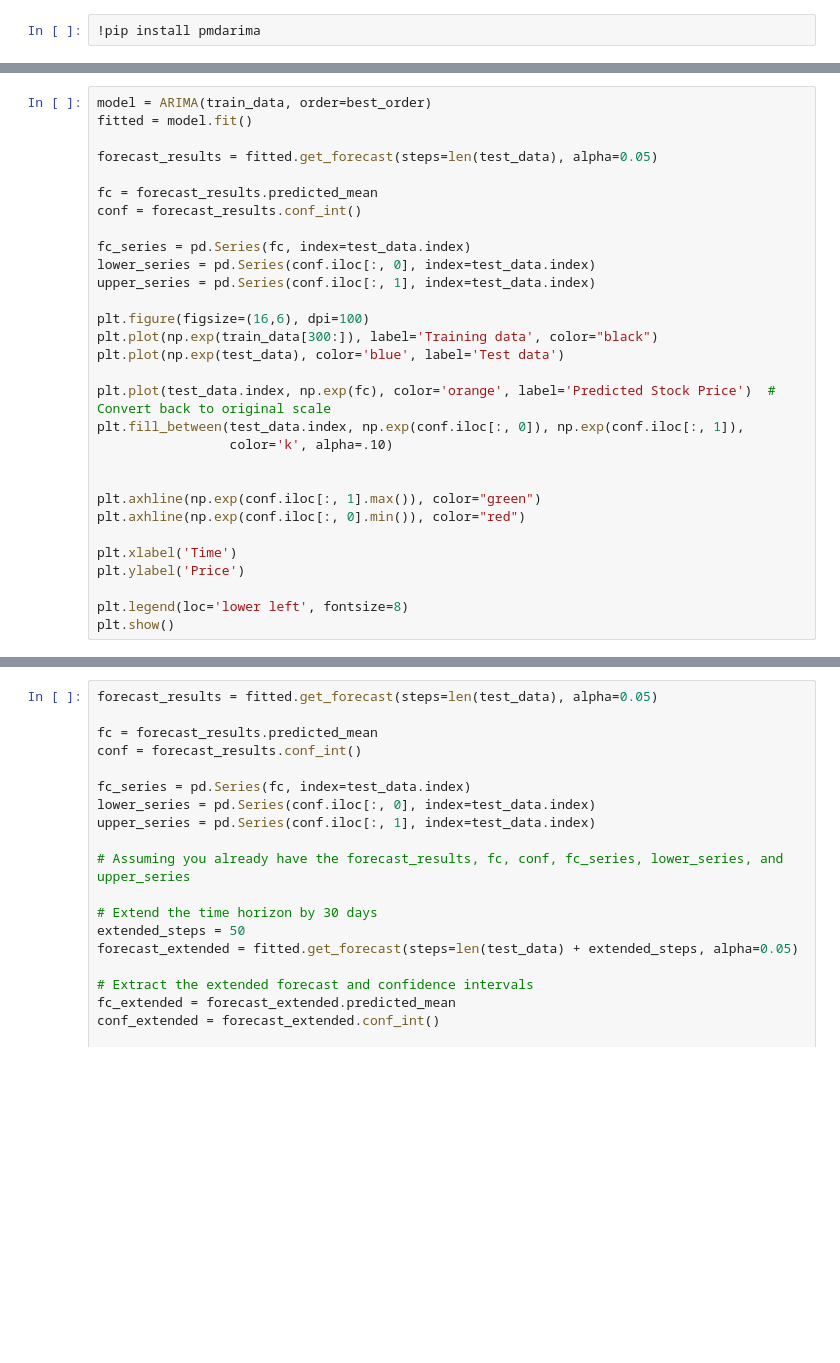
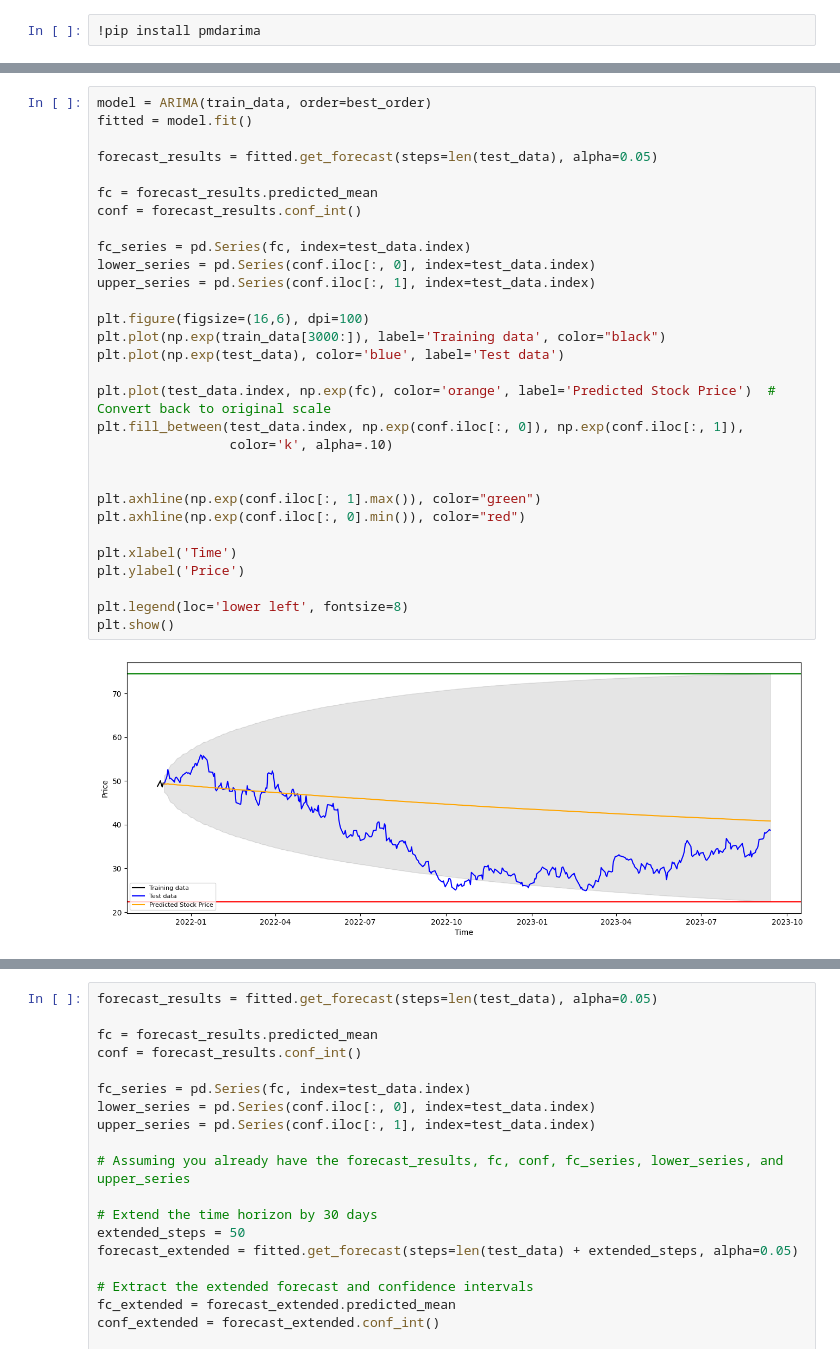
Before and after one commit to erendagasan/Eren-Dagasan-Personal, a Jupyter notebook: ARIMA SONNNNNNNNNNNNNNNNNNNNN.ipynb, the cells around one changed output, grey strips where cells are left out. Drawn from its saved outputs; the diff is of its cells as text; blank space fills up the shorter version.

```diff
--- a/ARIMA SONNNNNNNNNNNNNNNNNNNNN.ipynb
+++ b/ARIMA SONNNNNNNNNNNNNNNNNNNNN.ipynb
@@ -105,33 +111,35 @@ plt.show()
 # %%
 model = ARIMA(train_data, order=best_order)
 fitted = model.fit()
 
 forecast_results = fitted.get_forecast(steps=len(test_data), alpha=0.05)
 
 fc = forecast_results.predicted_mean
 conf = forecast_results.conf_int()
 
 fc_series = pd.Series(fc, index=test_data.index)
 lower_series = pd.Series(conf.iloc[:, 0], index=test_data.index)
 upper_series = pd.Series(conf.iloc[:, 1], index=test_data.index)
 
 plt.figure(figsize=(16,6), dpi=100)
-plt.plot(np.exp(train_data[300:]), label='Training data', color="black")
+plt.plot(np.exp(train_data[3000:]), label='Training data', color="black")
 plt.plot(np.exp(test_data), color='blue', label='Test data')
 
 plt.plot(test_data.index, np.exp(fc), color='orange', label='Predicted Stock Price')  # Convert back to original scale
 plt.fill_between(test_data.index, np.exp(conf.iloc[:, 0]), np.exp(conf.iloc[:, 1]),
                  color='k', alpha=.10)
 
 
 plt.axhline(np.exp(conf.iloc[:, 1].max()), color="green")
 plt.axhline(np.exp(conf.iloc[:, 0].min()), color="red")
 
 plt.xlabel('Time')
 plt.ylabel('Price')
 
 plt.legend(loc='lower left', fontsize=8)
 plt.show()
+# %% [output]
+[figure, added]
 # %%
 # report performance
 mse = mean_squared_error(test_data, fc)
```
Also changed, not shown: parts of 4 cells of this notebook.
